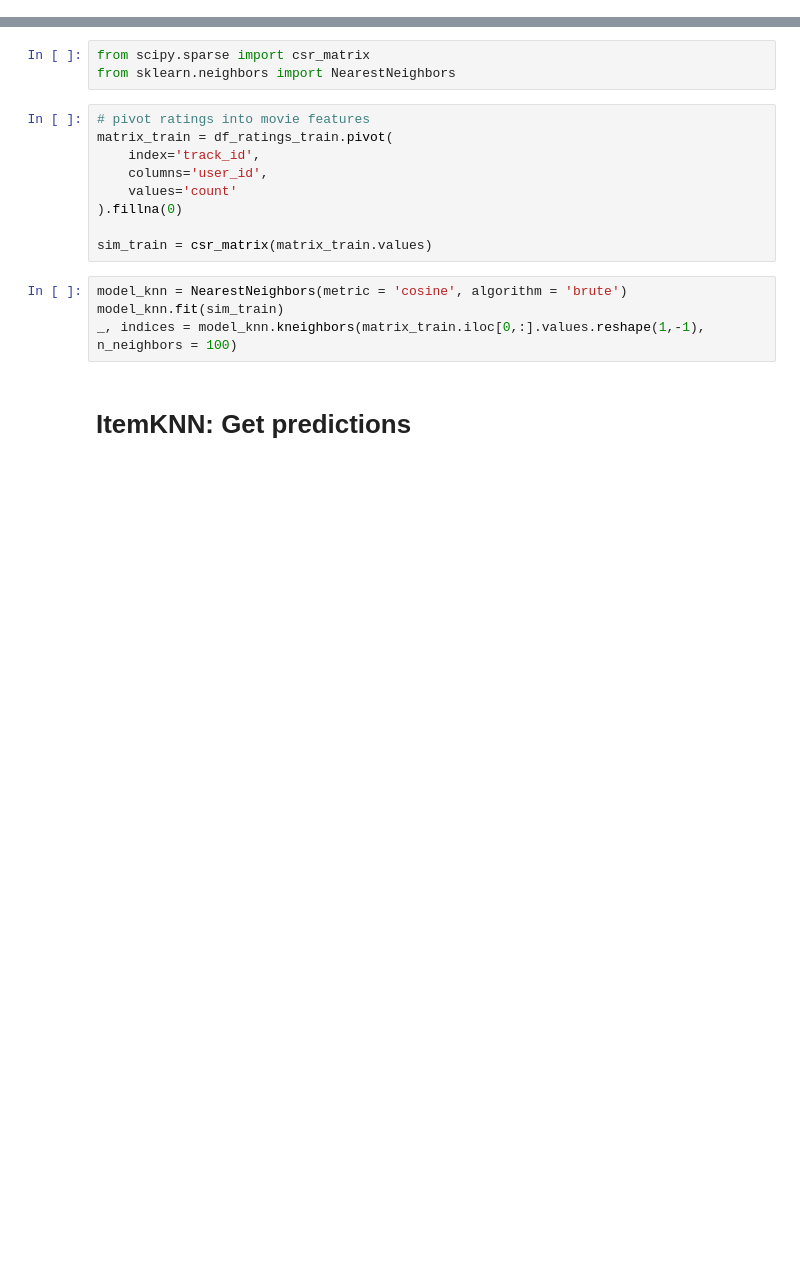
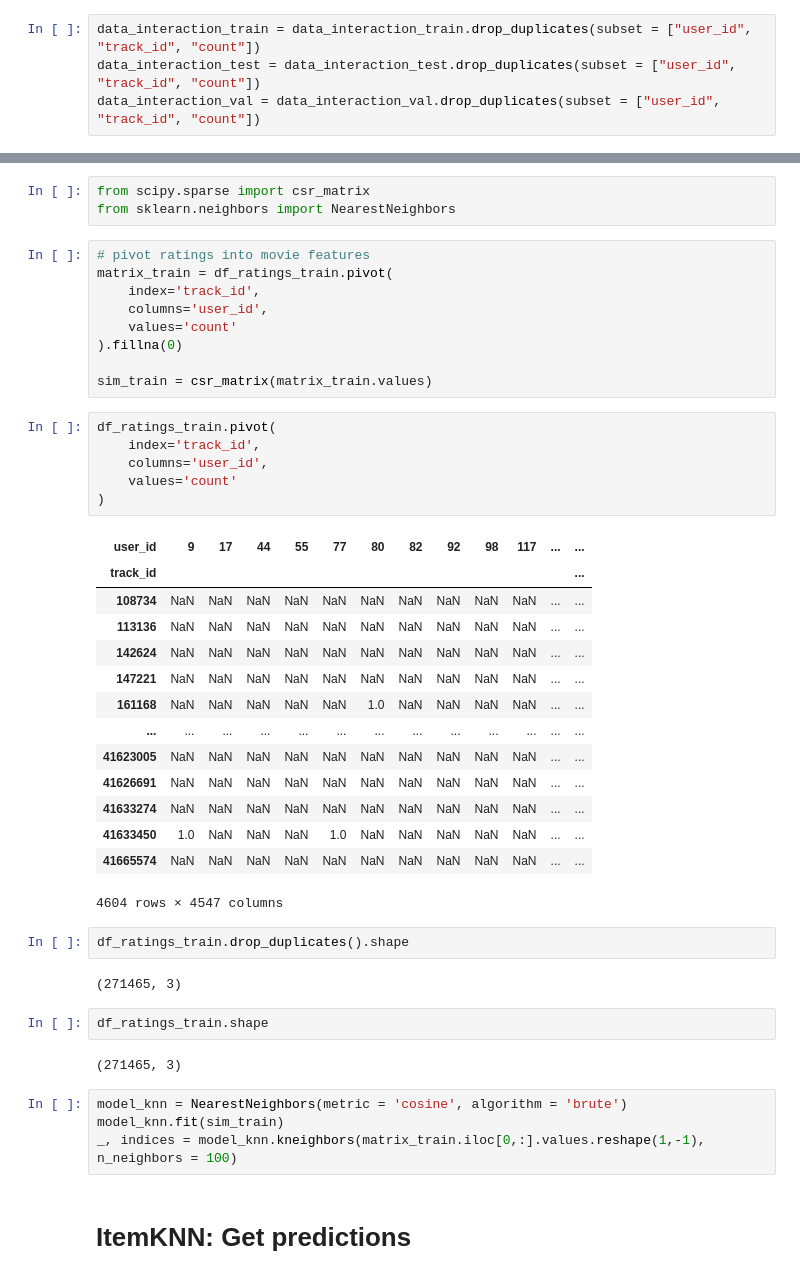
Before and after one commit to Katrin-Leberfinger/Hybrid-gender-debiased-music-recommendation, a Jupyter notebook: 03_knn.ipynb, the cells around one changed output, grey strips where cells are left out. Saved outputs shown, nothing was run; the diff lists cells and outputs as text; blank space fills up the shorter version.

```diff
--- a/03_knn.ipynb
+++ b/03_knn.ipynb
@@ -33,6 +33,10 @@ data_tracks_tags_lyrics = pd.read_csv(dir + "data_tracks_tags_lyrics.csv").drop(
 data_interaction_test = pd.read_csv(dir + "data_interaction_test.csv").drop(['Unnamed: 0'],axis=1)
 data_interaction_train = pd.read_csv(dir + "data_interaction_train.csv").drop(['Unnamed: 0'],axis=1)
 data_interaction_val = pd.read_csv(dir + "data_interaction_val.csv").drop(['Unnamed: 0'],axis=1)
+# %%
+data_interaction_train = data_interaction_train.drop_duplicates(subset = ["user_id", "track_id", "count"])
+data_interaction_test = data_interaction_test.drop_duplicates(subset = ["user_id", "track_id", "count"])
+data_interaction_val = data_interaction_val.drop_duplicates(subset = ["user_id", "track_id", "count"])
 # %%
 pos2item = {i:v for i, v in enumerate(data_tracks_tags_lyrics.track_id.sort_values().unique())}
 item2pos = {v:i for i, v in enumerate(data_tracks_tags_lyrics.track_id.sort_values().unique())}
@@ -78,6 +86,35 @@ matrix_train = df_ratings_train.pivot(
 ).fillna(0)
 
 sim_train = csr_matrix(matrix_train.values)
+# %%
+df_ratings_train.pivot(
+    index='track_id',
+    columns='user_id',
+    values='count'
+)
+# %% [output]
+| user_id | 9 | 17 | 44 | 55 | 77 | 80 | 82 | 92 | 98 | 117 | ... | ... |
+| track_id |  |  |  |  |  |  |  |  |  |  |  | ... |
+| 108734 | NaN | NaN | NaN | NaN | NaN | NaN | NaN | NaN | NaN | NaN | ... | ... |
+| 113136 | NaN | NaN | NaN | NaN | NaN | NaN | NaN | NaN | NaN | NaN | ... | ... |
+| 142624 | NaN | NaN | NaN | NaN | NaN | NaN | NaN | NaN | NaN | NaN | ... | ... |
+| 147221 | NaN | NaN | NaN | NaN | NaN | NaN | NaN | NaN | NaN | NaN | ... | ... |
+| 161168 | NaN | NaN | NaN | NaN | NaN | 1.0 | NaN | NaN | NaN | NaN | ... | ... |
+| ... | ... | ... | ... | ... | ... | ... | ... | ... | ... | ... | ... | ... |
+| 41623005 | NaN | NaN | NaN | NaN | NaN | NaN | NaN | NaN | NaN | NaN | ... | ... |
+| 41626691 | NaN | NaN | NaN | NaN | NaN | NaN | NaN | NaN | NaN | NaN | ... | ... |
+| 41633274 | NaN | NaN | NaN | NaN | NaN | NaN | NaN | NaN | NaN | NaN | ... | ... |
+| 41633450 | 1.0 | NaN | NaN | NaN | 1.0 | NaN | NaN | NaN | NaN | NaN | ... | ... |
+| 41665574 | NaN | NaN | NaN | NaN | NaN | NaN | NaN | NaN | NaN | NaN | ... | ... |
+4604 rows × 4547 columns
+# %%
+df_ratings_train.drop_duplicates().shape
+# %% [output]
+(271465, 3)
+# %%
+df_ratings_train.shape
+# %% [output]
+(271465, 3)
 # %%
 model_knn = NearestNeighbors(metric = 'cosine', algorithm = 'brute')
 model_knn.fit(sim_train)
```
Also changed, not shown: parts of 13 cells of this notebook.
